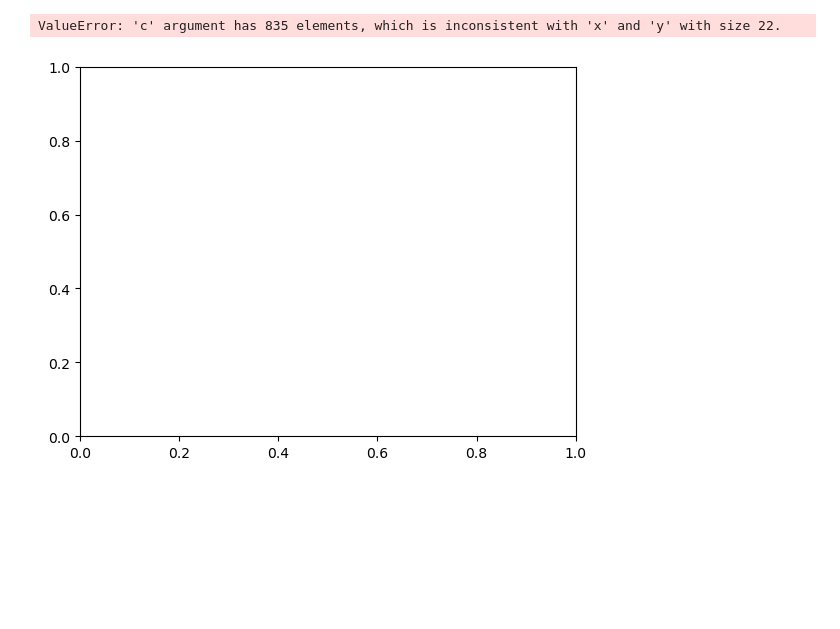
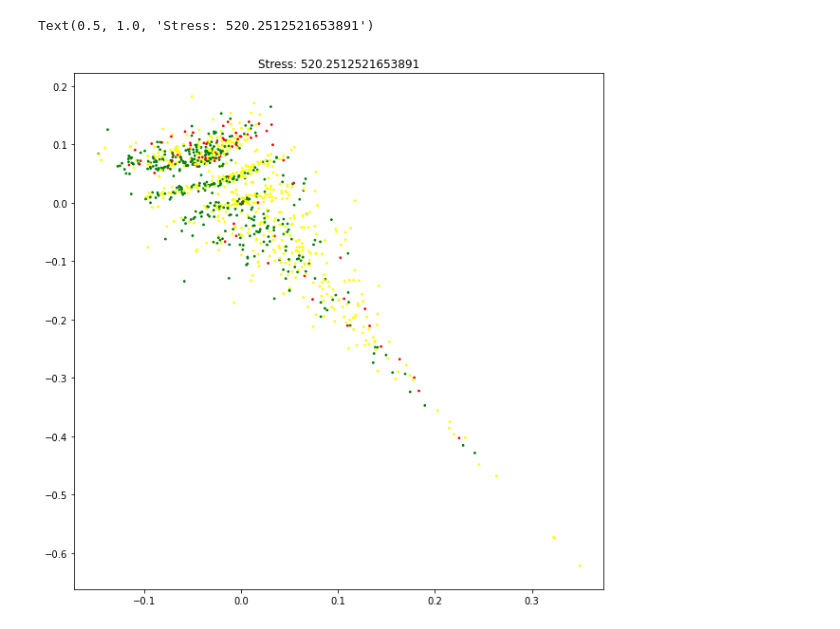
Before and after one commit to razatsutradhar/DS_exam_evaluation, a Jupyter notebook: data/test.ipynb, the cells around one changed output. Cells and saved outputs as stored; diff of their text form; code cells hidden in the pictures; blank space fills up the shorter version.

Commit message:
Finalized models

```diff
--- a/data/test.ipynb
+++ b/data/test.ipynb
@@ -120,7 +120,7 @@ print(lin_reg.score(X_test, y_test))
 from sklearn.feature_selection import RFE
 train_scores = []
 test_scores = []
-X_train, X_test, y_train, y_test = train_test_split(X_train, y_train, test_size=0.2, random_state=42)
+X_train, X_test, y_train, y_test = train_test_split(X, y, test_size=0.2, random_state=42)
 
 for i in range(1, X_train.shape[1]):
     rfe = RFE(estimator=RandomForestRegressor(n_estimators=61, criterion='squared_error'), n_features_to_select=i)
@@ -212,7 +196,20 @@ x_transfromed = mds.fit_transform(correlation_matrix)
-# %%
-color_map = {0:'red', 1:'green'}
-plt.scatter(x_transfromed[:,0], x_transfromed[:,1], c=[color_map[i] for i in y_train])
-plt.show()
-# %% [output]
-ValueError: 'c' argument has 835 elements, which is inconsistent with 'x' and 'y' with size 22.
-[figure, removed]
+# %%
+# multidiomensional scaling
+from sklearn.manifold import MDS
+from scipy.spatial.distance import pdist
+from scipy.spatial.distance import squareform
+
+dist = pdist(new_X, 'correlation')
+dist = squareform(dist)
+model = MDS(n_components=2, random_state=0, dissimilarity="precomputed", max_iter=1500, eps=1e-9)
+values_corr = model.fit_transform(dist)
+# %%
+
+col = [ 'red' if y < 7 else ('orange' if y < 13 else 'green') for y in new_Y]
+fig = plt.figure(figsize=(10, 10))
+ax1 = fig.add_subplot(111)
+ax1.scatter(values_corr[:, 0], values_corr[:, 1], c=col, s=3)
+plt.title('Stress: '+ str(model.stress_))
+# %% [output]
+Text(0.5, 1.0, 'Stress: 520.2512521653891')
+[figure, added]
```
Also changed, not shown: parts of 16 cells of this notebook, 5 other files.
